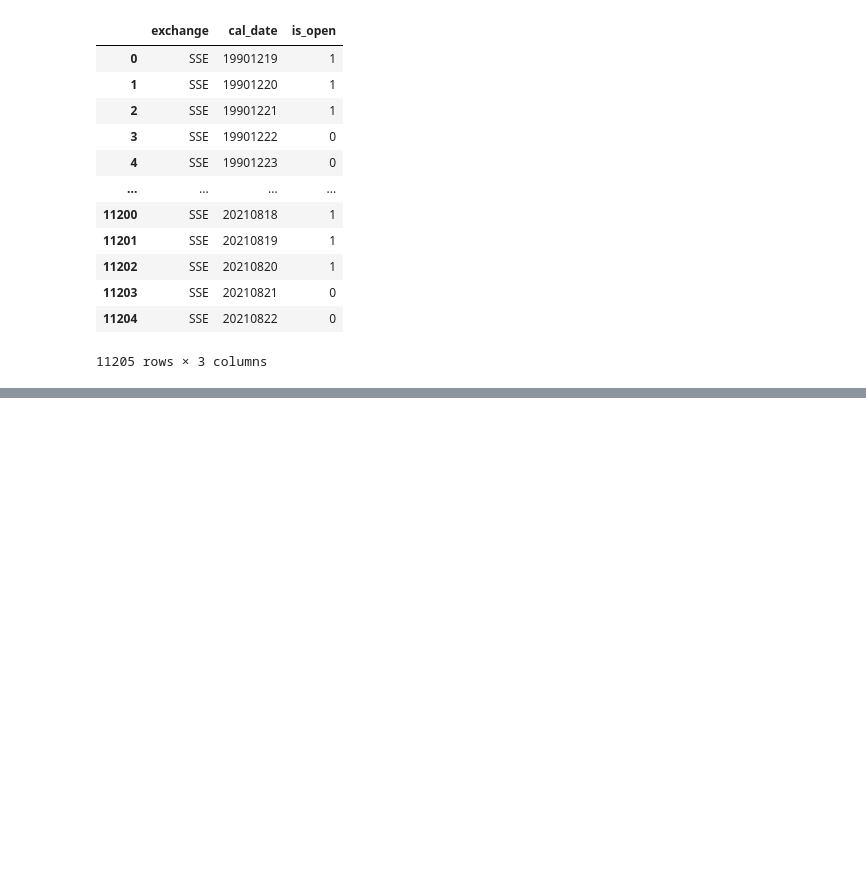
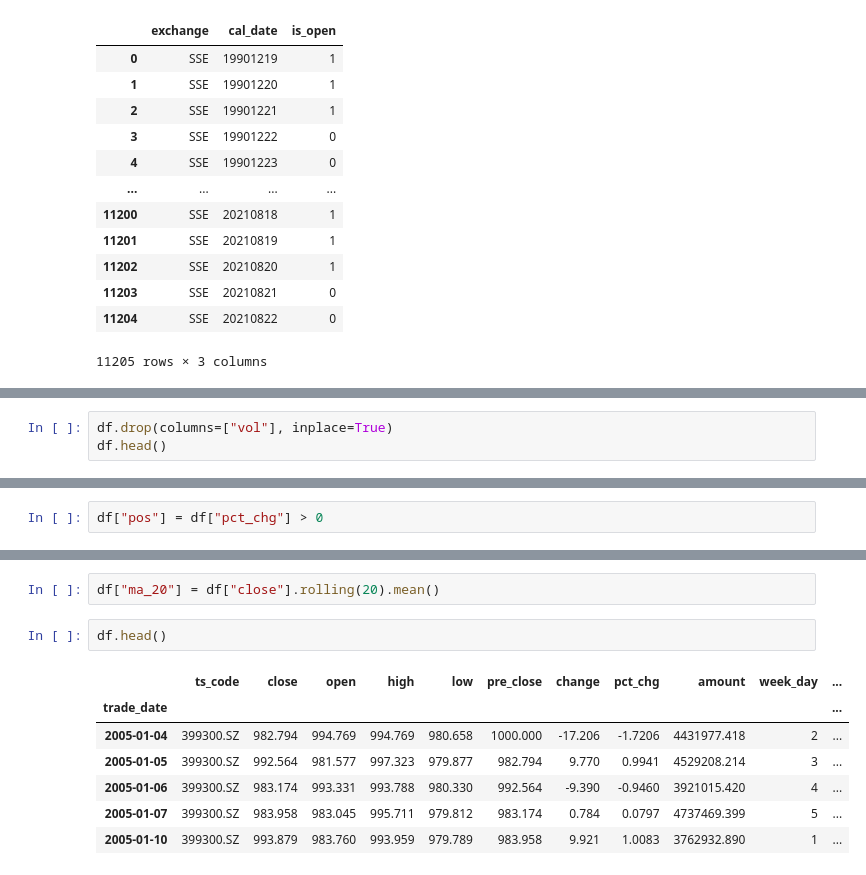
Before and after one commit to linfenglee/quant_trading, a Jupyter notebook: stock_trading/test.ipynb, the cells around one changed output, grey strips where cells are left out. Saved outputs shown, nothing was run; the diff lists cells and outputs as text; blank space fills up the shorter version.

```diff
--- a/stock_trading/test.ipynb
+++ b/stock_trading/test.ipynb
@@ -705,0 +793,3 @@ ak.stock_em_zt_pool_dtgc(date="20210525")
+# %%
+df.drop(columns=["vol"], inplace=True)
+df.head()
@@ -705,0 +846,2 @@ ak.stock_em_zt_pool_dtgc(date="20210525")
+# %%
+df["pos"] = df["pct_chg"] > 0
@@ -705,0 +860,12 @@ ak.stock_em_zt_pool_dtgc(date="20210525")
+# %%
+df["ma_20"] = df["close"].rolling(20).mean()
+# %%
+df.head()
+# %% [output]
+|  | ts_code | close | open | high | low | pre_close | change | pct_chg | amount | week_day | ... |
+| trade_date |  |  |  |  |  |  |  |  |  |  | ... |
+| 2005-01-04 | 399300.SZ | 982.794 | 994.769 | 994.769 | 980.658 | 1000.000 | -17.206 | -1.7206 | 4431977.418 | 2 | ... |
+| 2005-01-05 | 399300.SZ | 992.564 | 981.577 | 997.323 | 979.877 | 982.794 | 9.770 | 0.9941 | 4529208.214 | 3 | ... |
+| 2005-01-06 | 399300.SZ | 983.174 | 993.331 | 993.788 | 980.330 | 992.564 | -9.390 | -0.9460 | 3921015.420 | 4 | ... |
+| 2005-01-07 | 399300.SZ | 983.958 | 983.045 | 995.711 | 979.812 | 983.174 | 0.784 | 0.0797 | 4737469.399 | 5 | ... |
+| 2005-01-10 | 399300.SZ | 993.879 | 983.760 | 993.959 | 979.789 | 983.958 | 9.921 | 1.0083 | 3762932.890 | 1 | ... |
```
Also changed, not shown: parts of 18 cells of this notebook, 2 other files.
